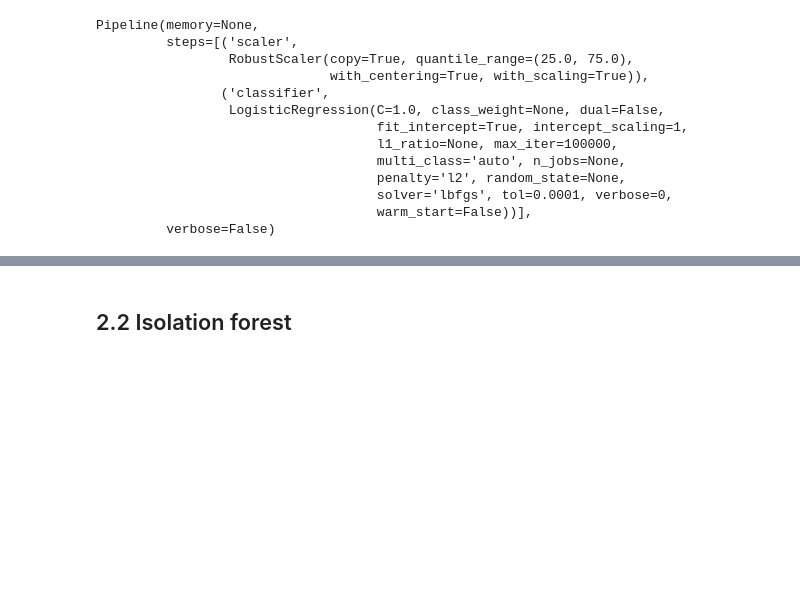
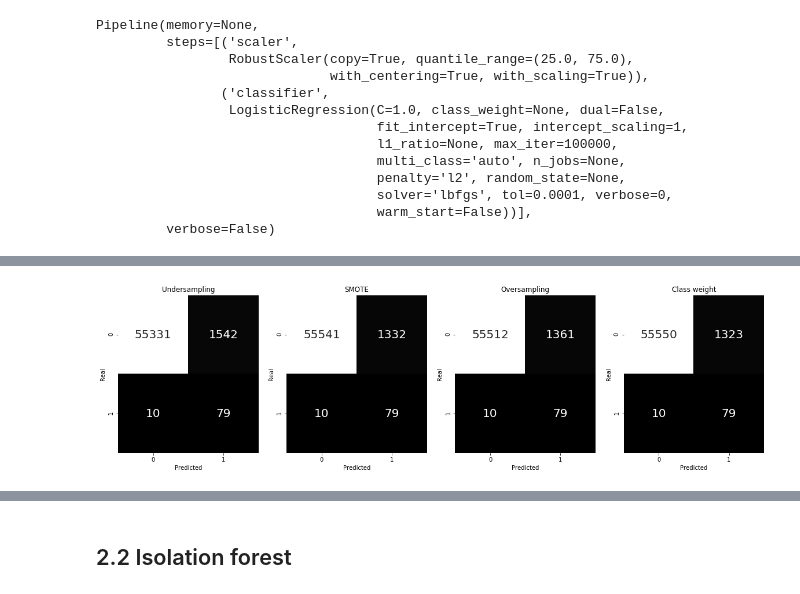
Before and after one commit to leogcalderon/fraud_detection, a Jupyter notebook: fraud_detection.ipynb, the cells around one changed output, grey strips where cells are left out. Saved outputs shown, nothing was run; the diff lists cells and outputs as text; code cells hidden in the pictures; blank space fills up the shorter version.

```diff
--- a/fraud_detection.ipynb
+++ b/fraud_detection.ipynb
@@ -169,0 +235,34 @@ plot_report(baseline,X_test,y_test,'Logistic Regression',(12,12))
+# %%
+f,ax = plt.subplots( ncols = 4, figsize=(20,5))
+
+sns.heatmap(confusion_matrix(y_test,undersampling.predict(X_test)), annot = True,
+            cbar = False, ax= ax[0],fmt='d', cmap = 'gray',annot_kws={"fontsize":20})
+
+sns.heatmap(confusion_matrix(y_test,oversampling.predict(X_test)), annot = True,
+            cbar = False, ax= ax[1],fmt='d', cmap = 'gray',annot_kws={"fontsize":20})
+
+sns.heatmap(confusion_matrix(y_test,smote.predict(X_test)), annot = True,
+            cbar = False, ax= ax[2],fmt='d', cmap = 'gray',annot_kws={"fontsize":20})
+
+sns.heatmap(confusion_matrix(y_test,classweight.predict(X_test)), annot = True,
+            cbar = False, ax= ax[3],fmt='d', cmap = 'gray',annot_kws={"fontsize":20})
+
+ax[0].set_title('Undersampling')
+ax[1].set_title('SMOTE')
+ax[2].set_title('Oversampling')
+ax[3].set_title('Class weight')
+
+
+ax[0].set_xlabel('Predicted')
+ax[1].set_xlabel('Predicted')
+ax[2].set_xlabel('Predicted')
+ax[3].set_xlabel('Predicted')
+
+ax[0].set_ylabel('Real')
+ax[1].set_ylabel('Real')
+ax[2].set_ylabel('Real')
+ax[3].set_ylabel('Real')
+
+plt.show()
+# %% [output]
+[figure, added]
```
Also changed, not shown: parts of 12 cells of this notebook.
